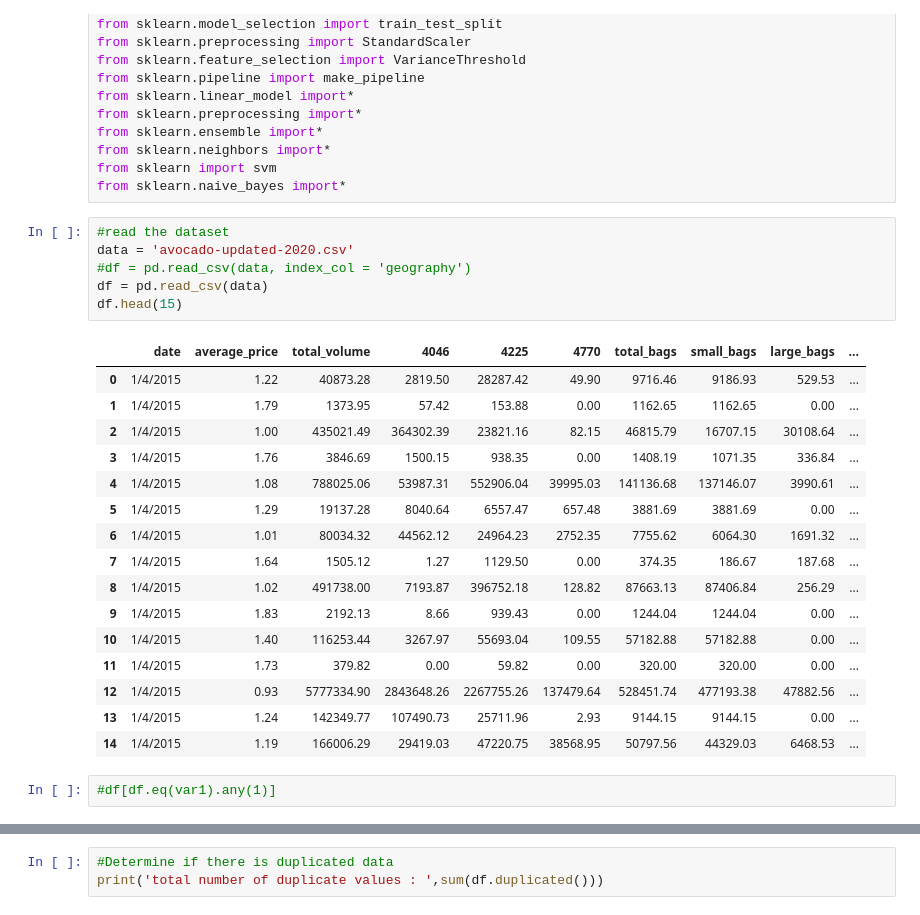
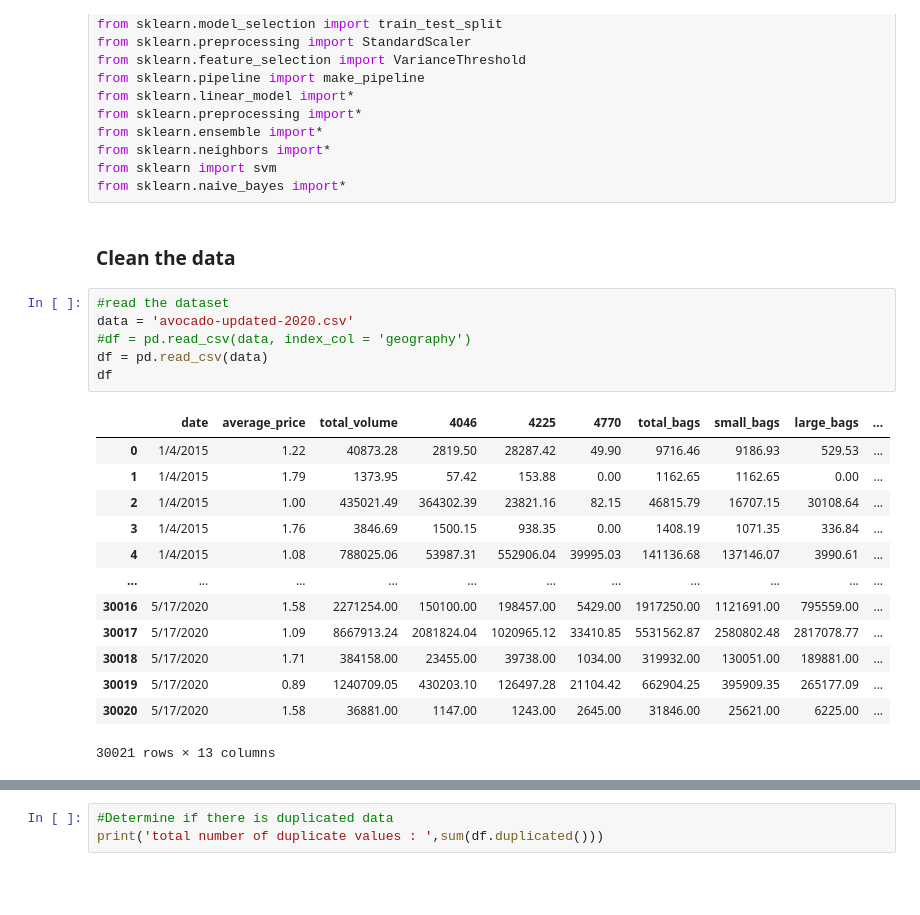
Before and after one commit to peytonmford/data_project, a Jupyter notebook: final_code for_project.ipynb, the cells around one changed output, grey strips where cells are left out. Cells and saved outputs as stored; diff of their text form; blank space fills up the shorter version.

```diff
--- a/final_code for_project.ipynb
+++ b/final_code for_project.ipynb
@@ -19,28 +21,25 @@ from sklearn.ensemble import*
 from sklearn.neighbors import*
 from sklearn import svm
 from sklearn.naive_bayes import*
+# %% [markdown]
+### Clean the data
 # %%
 #read the dataset
 data = 'avocado-updated-2020.csv'
 #df = pd.read_csv(data, index_col = 'geography')
 df = pd.read_csv(data)
-df.head(15)
+df
 # %% [output]
 |  | date | average_price | total_volume | 4046 | 4225 | 4770 | total_bags | small_bags | large_bags | ... |
 | 0 | 1/4/2015 | 1.22 | 40873.28 | 2819.50 | 28287.42 | 49.90 | 9716.46 | 9186.93 | 529.53 | ... |
 | 1 | 1/4/2015 | 1.79 | 1373.95 | 57.42 | 153.88 | 0.00 | 1162.65 | 1162.65 | 0.00 | ... |
 | 2 | 1/4/2015 | 1.00 | 435021.49 | 364302.39 | 23821.16 | 82.15 | 46815.79 | 16707.15 | 30108.64 | ... |
 | 3 | 1/4/2015 | 1.76 | 3846.69 | 1500.15 | 938.35 | 0.00 | 1408.19 | 1071.35 | 336.84 | ... |
 | 4 | 1/4/2015 | 1.08 | 788025.06 | 53987.31 | 552906.04 | 39995.03 | 141136.68 | 137146.07 | 3990.61 | ... |
-| 5 | 1/4/2015 | 1.29 | 19137.28 | 8040.64 | 6557.47 | 657.48 | 3881.69 | 3881.69 | 0.00 | ... |
-| 6 | 1/4/2015 | 1.01 | 80034.32 | 44562.12 | 24964.23 | 2752.35 | 7755.62 | 6064.30 | 1691.32 | ... |
-| 7 | 1/4/2015 | 1.64 | 1505.12 | 1.27 | 1129.50 | 0.00 | 374.35 | 186.67 | 187.68 | ... |
-| 8 | 1/4/2015 | 1.02 | 491738.00 | 7193.87 | 396752.18 | 128.82 | 87663.13 | 87406.84 | 256.29 | ... |
-| 9 | 1/4/2015 | 1.83 | 2192.13 | 8.66 | 939.43 | 0.00 | 1244.04 | 1244.04 | 0.00 | ... |
-| 10 | 1/4/2015 | 1.40 | 116253.44 | 3267.97 | 55693.04 | 109.55 | 57182.88 | 57182.88 | 0.00 | ... |
-| 11 | 1/4/2015 | 1.73 | 379.82 | 0.00 | 59.82 | 0.00 | 320.00 | 320.00 | 0.00 | ... |
-| 12 | 1/4/2015 | 0.93 | 5777334.90 | 2843648.26 | 2267755.26 | 137479.64 | 528451.74 | 477193.38 | 47882.56 | ... |
-| 13 | 1/4/2015 | 1.24 | 142349.77 | 107490.73 | 25711.96 | 2.93 | 9144.15 | 9144.15 | 0.00 | ... |
-| 14 | 1/4/2015 | 1.19 | 166006.29 | 29419.03 | 47220.75 | 38568.95 | 50797.56 | 44329.03 | 6468.53 | ... |
+| ... | ... | ... | ... | ... | ... | ... | ... | ... | ... | ... |
+| 30016 | 5/17/2020 | 1.58 | 2271254.00 | 150100.00 | 198457.00 | 5429.00 | 1917250.00 | 1121691.00 | 795559.00 | ... |
+| 30017 | 5/17/2020 | 1.09 | 8667913.24 | 2081824.04 | 1020965.12 | 33410.85 | 5531562.87 | 2580802.48 | 2817078.77 | ... |
+| 30018 | 5/17/2020 | 1.71 | 384158.00 | 23455.00 | 39738.00 | 1034.00 | 319932.00 | 130051.00 | 189881.00 | ... |
+| 30019 | 5/17/2020 | 0.89 | 1240709.05 | 430203.10 | 126497.28 | 21104.42 | 662904.25 | 395909.35 | 265177.09 | ... |
+| 30020 | 5/17/2020 | 1.58 | 36881.00 | 1147.00 | 1243.00 | 2645.00 | 31846.00 | 25621.00 | 6225.00 | ... |
+30021 rows × 13 columns
-# %%
-#df[df.eq(var1).any(1)]
```
Also changed, not shown: parts of 43 cells of this notebook.
